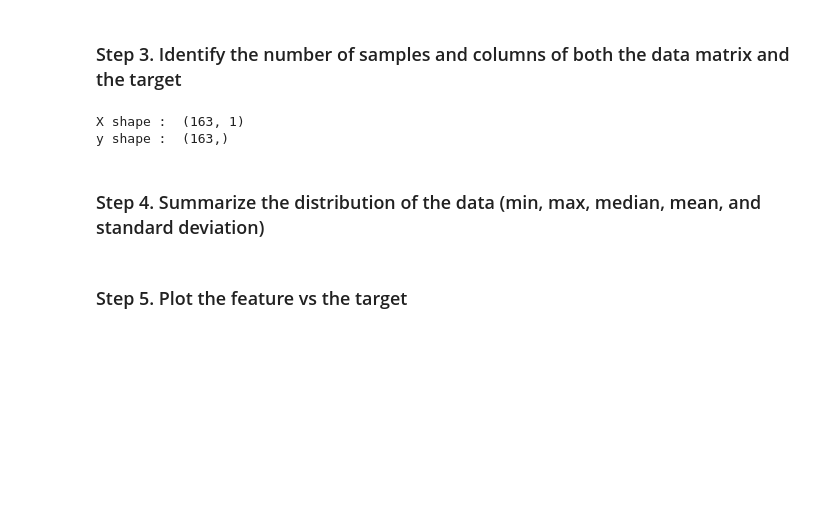
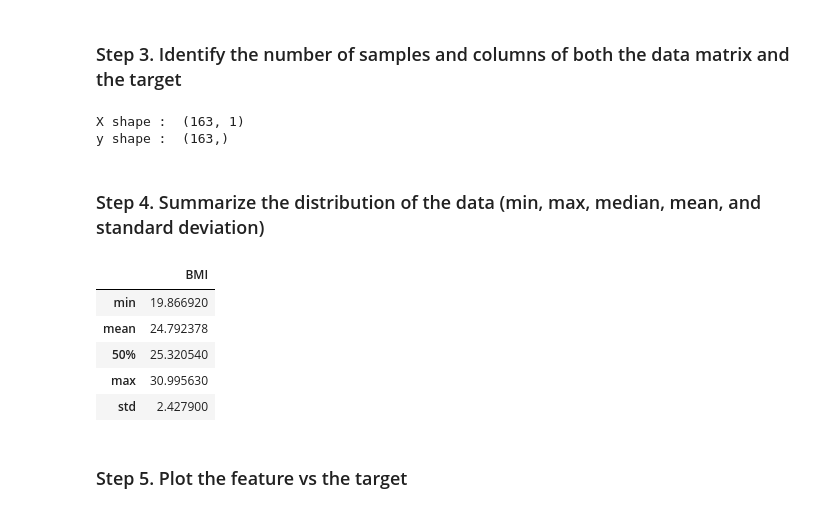
Before and after one commit to ibtihalalf/Exercises1, a Jupyter notebook: Week3/M1/ex4_non_linear.ipynb, the cells around one changed output. Cells and saved outputs as stored; diff of their text form; code cells hidden in the pictures; blank space fills up the shorter version.

```diff
--- a/Week3/M1/ex4_non_linear.ipynb
+++ b/Week3/M1/ex4_non_linear.ipynb
@@ -48,5 +48,15 @@ X shape :  (163, 1)
 y shape :  (163,)
 # %% [markdown]
 ### Step 4. Summarize the distribution of the data (min, max, median, mean, and standard deviation)
+# %%
+summary = X.describe().loc[['min', 'mean', '50%', 'max', 'std']]
+summary
+# %% [output]
+|  | BMI |
+| min | 19.866920 |
+| mean | 24.792378 |
+| 50% | 25.320540 |
+| max | 30.995630 |
+| std | 2.427900 |
 # %% [markdown]
 ### Step 5. Plot the feature vs the target
```
Also changed, not shown: parts of 1 cell of this notebook.
